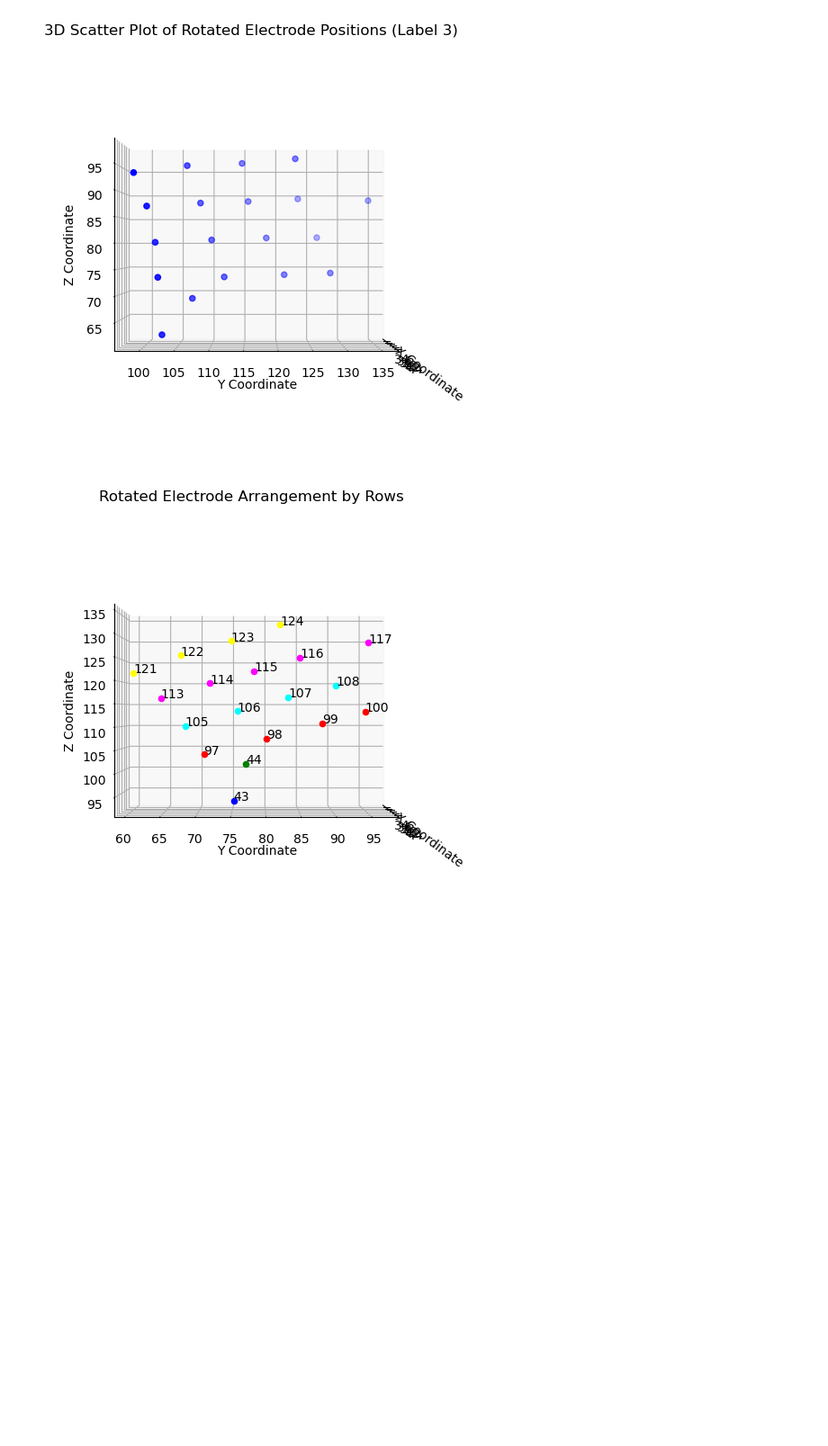
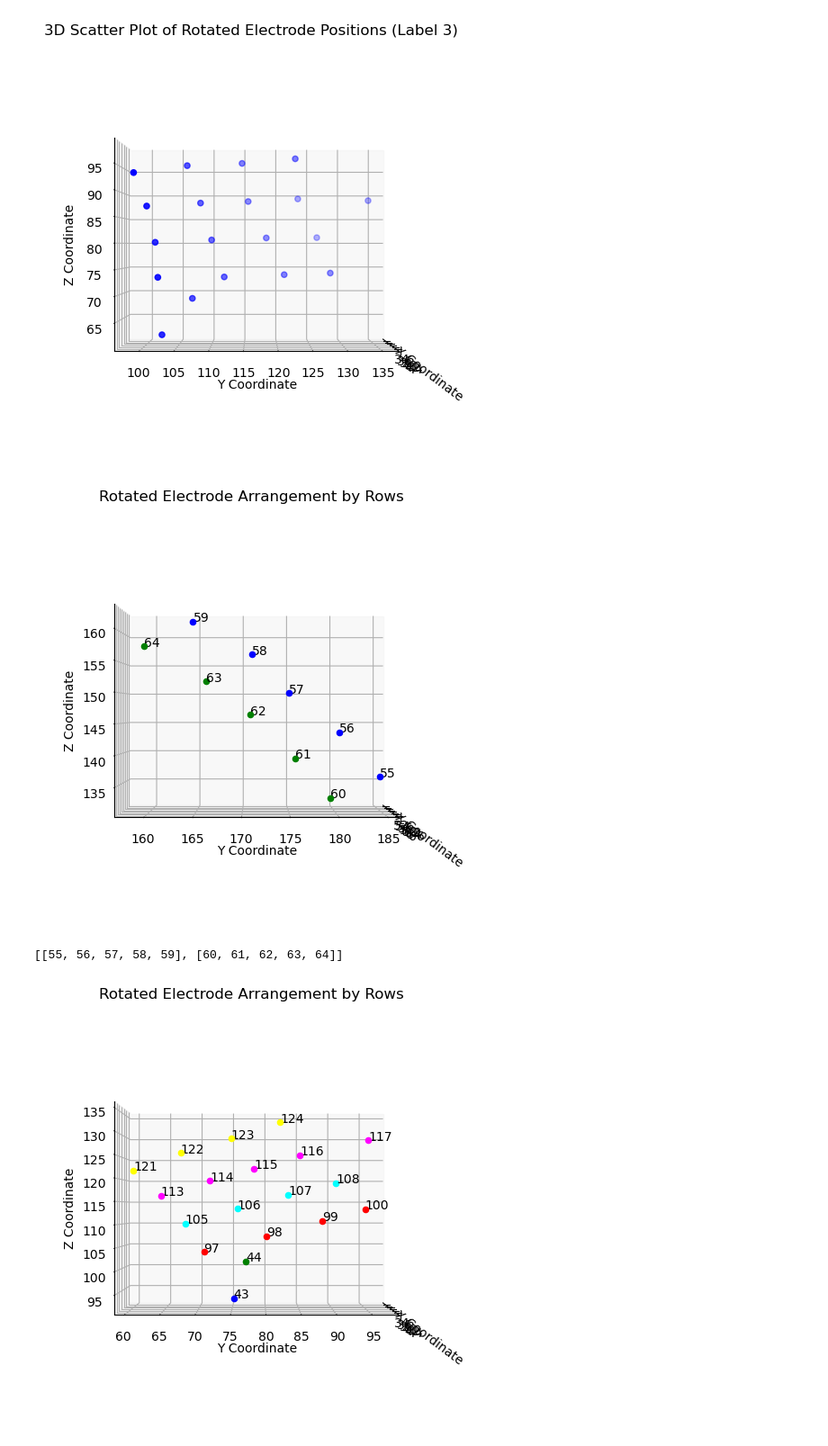
Before and after one commit to ScheWann/CS529_VDS_Epilepsy, a Jupyter notebook: backend/eeg.ipynb, the cells around one changed output. Shown: that part at 90% size. Drawn from its saved outputs; the diff is of its cells as text; code cells hidden in the pictures; blank space fills up the shorter version.

Commit message:
update new data

```diff
--- a/backend/eeg.ipynb
+++ b/backend/eeg.ipynb
@@ -472,6 +472,81 @@ plt.grid()
 plt.show()
 # %% [output]
 [figure]
+# %%
+# ep187 sample1 lable0
+# Load your data
+electrode_df = pd.read_csv("/Users/siyuanzhao/Documents/GitHub/CS529_VDS_Epilepsy/frontend/src/data/electrodes/ep187/ep187_rois_kmeans.csv")
+
+# Create a dictionary to map electrode numbers to positions
+electrode_position_map = dict(zip(electrode_df["electrode_number"], electrode_df["position"].apply(ast.literal_eval)))
+
+# Filter electrodes based on the label (e.g., label==3) and get their positions
+label_value = 0
+label_filtered_arr = []
+electrode_label_filtered_df = electrode_df[electrode_df["label"] == label_value]
+for index, row in electrode_label_filtered_df.iterrows():
+    electrode_number = row["electrode_number"]
+    if electrode_number in electrode_position_map:
+        label_filtered_arr.append(electrode_position_map[electrode_number])
+
+# Rotate the positions
+theta = -20
+positions = np.array(label_filtered_arr)
+rotated_positions = np.dot(positions, rotation_matrix_x(theta).T)
+
+# Sort rotated positions and find corresponding electrode numbers
+z_threshold = 9
+rows_electrode_numbers = []
+current_row_electrode_numbers = []
+last_z = rotated_positions[0, 2]
+
+for position in rotated_positions:
+    # Check the electrode number for each rotated position
+    electrode_number = next((num for num, pos in electrode_position_map.items() if np.allclose(pos[0], position[0])), None)
+    if abs(position[2] - last_z) > z_threshold:
+        rows_electrode_numbers.append(current_row_electrode_numbers)
+        current_row_electrode_numbers = []
+    if electrode_number is not None:
+        current_row_electrode_numbers.append(electrode_number)
+    last_z = position[2]
+
+rows_electrode_numbers.append(current_row_electrode_numbers)
+
+# Export the result as a list of lists
+result_list = [row for row in rows_electrode_numbers]
+
+# Visualizing the result
+fig = plt.figure(figsize=(8, 6))
+ax = fig.add_subplot(111, projection='3d')
+color_cycle = cycle(['blue', 'green', 'red', 'cyan', 'magenta', 'yellow'])
+
+# Plot each point in rows
+for row_index, row in enumerate(rows_electrode_numbers):
+    current_color = next(color_cycle)
+    for col_index, electrode_number in enumerate(row):
+        # Find the position of this electrode number
+        position = electrode_position_map[electrode_number]
+        # Plot the electrode
+        ax.scatter(*position, color=current_color)
+        # Annotate the plot with the electrode number
+        ax.text(*position, f'{electrode_number}')
+
+ax.view_init(elev=0, azim=0)
+ax.set_xlabel('X Coordinate')
+ax.set_ylabel('Y Coordinate')
+ax.set_zlabel('Z Coordinate')
+plt.title('Rotated Electrode Arrangement by Rows')
+plt.show()
+
+# Export the result as a JSON file
+with open('ep187_patch0.json', 'w') as f:
+    json.dump(result_list, f)
+
+# Print the result
+print(result_list)
+# %% [output]
+[figure, added]
+[[55, 56, 57, 58, 59], [60, 61, 62, 63, 64]]
 # %%
 # ep187 sample1 lable1
 # Load your data
```
Also changed, not shown: 2 other files.
